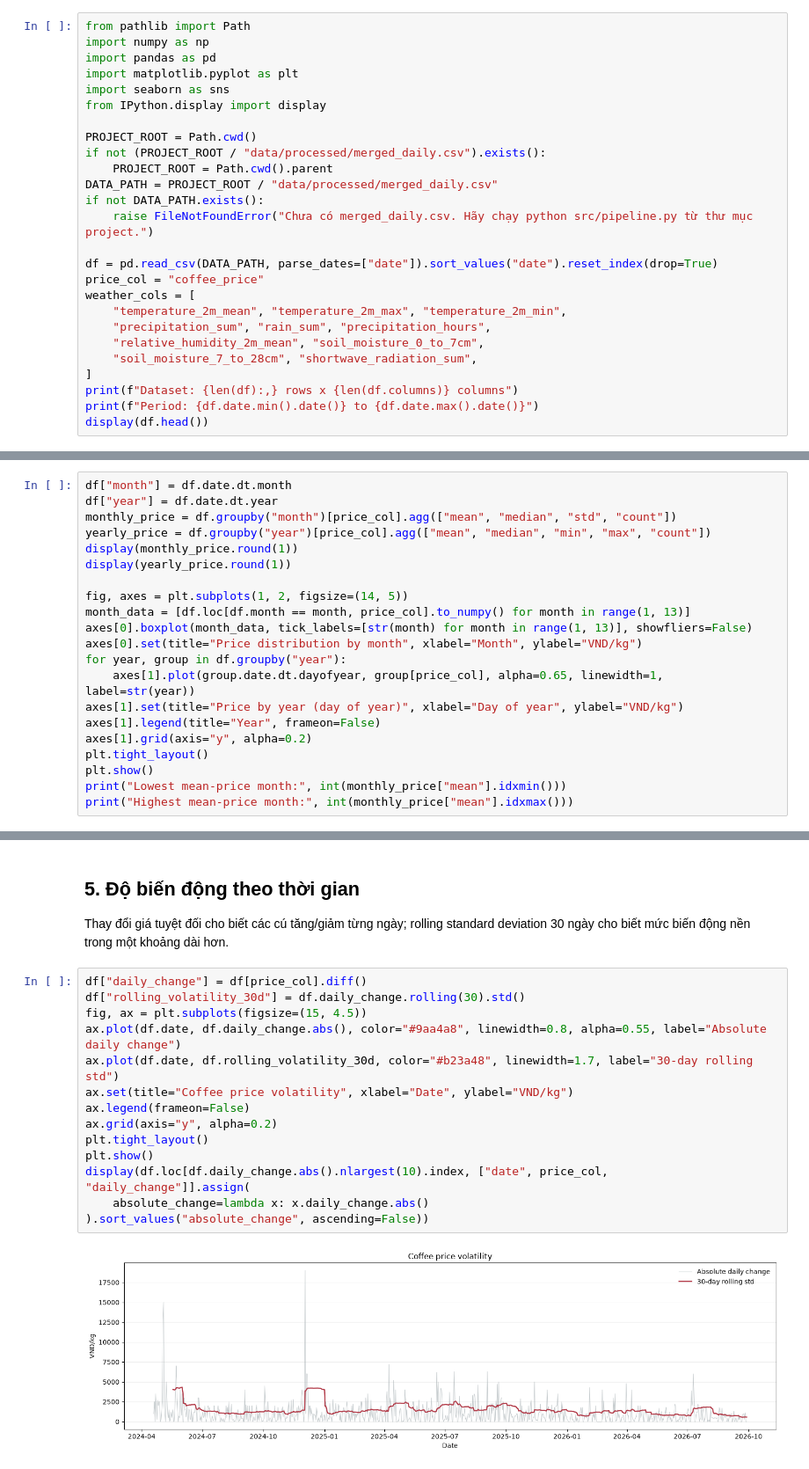
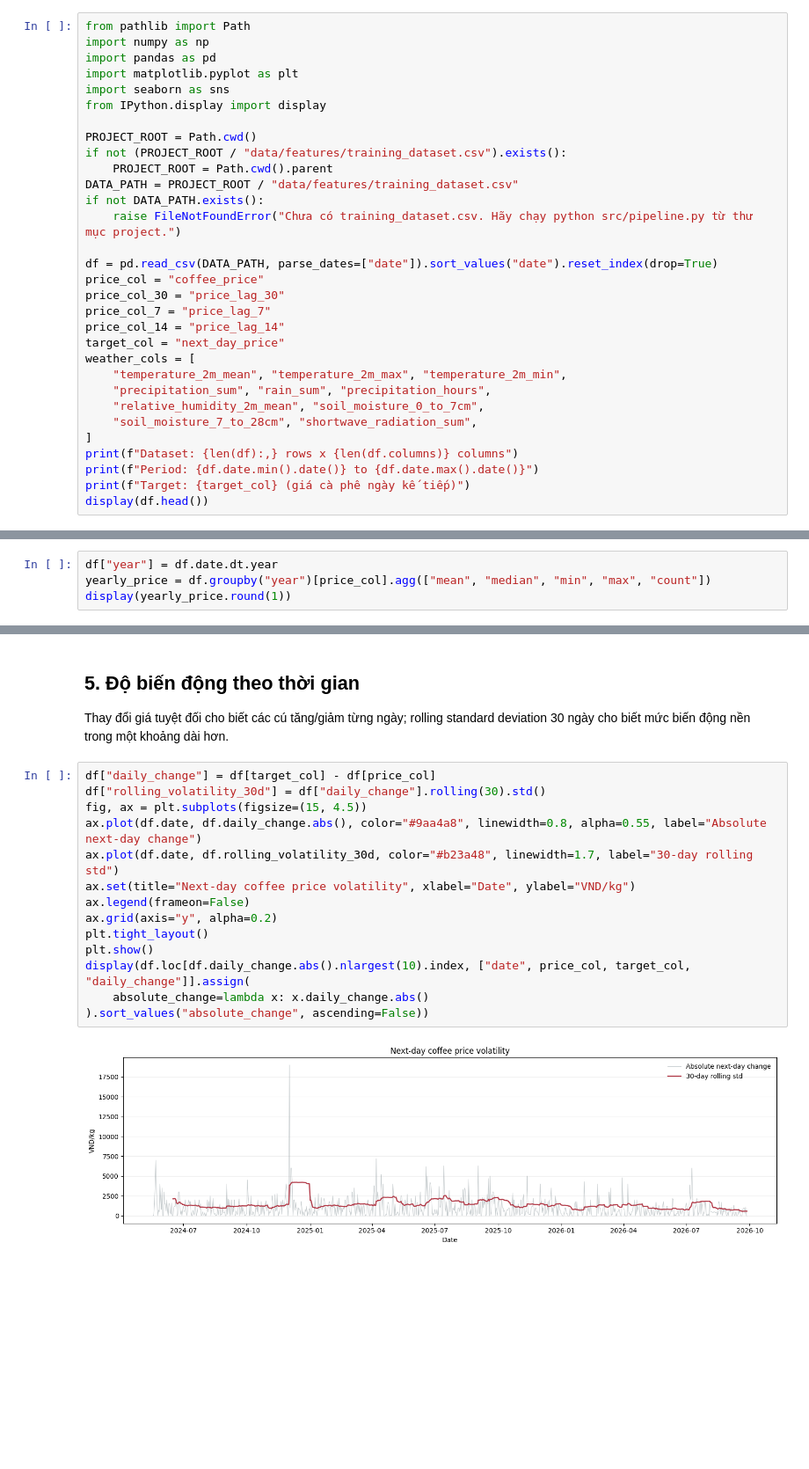
Before and after one commit to NguyenBaTam-tristan/Coffe-price-prediction-timeseries-forcasting, a Jupyter notebook: notebooks/02_eda.ipynb, the cells around one changed output, grey strips where cells are left out. Shown at 88% size. Cells and saved outputs as stored; diff of their text form; blank space fills up the shorter version.

Commit message:
Refactor model training and add LSTM
Co-authored-by: Copilot <223556219+Copilot@users.noreply.github.com>

```diff
--- a/notebooks/02_eda.ipynb
+++ b/notebooks/02_eda.ipynb
@@ -13,14 +13,18 @@ import seaborn as sns
 from IPython.display import display
 
 PROJECT_ROOT = Path.cwd()
-if not (PROJECT_ROOT / "data/processed/merged_daily.csv").exists():
+if not (PROJECT_ROOT / "data/features/training_dataset.csv").exists():
     PROJECT_ROOT = Path.cwd().parent
-DATA_PATH = PROJECT_ROOT / "data/processed/merged_daily.csv"
+DATA_PATH = PROJECT_ROOT / "data/features/training_dataset.csv"
 if not DATA_PATH.exists():
-    raise FileNotFoundError("Chưa có merged_daily.csv. Hãy chạy python src/pipeline.py từ thư mục project.")
+    raise FileNotFoundError("Chưa có training_dataset.csv. Hãy chạy python src/pipeline.py từ thư mục project.")
 
 df = pd.read_csv(DATA_PATH, parse_dates=["date"]).sort_values("date").reset_index(drop=True)
 price_col = "coffee_price"
+price_col_30 = "price_lag_30"
+price_col_7 = "price_lag_7"
+price_col_14 = "price_lag_14"
+target_col = "next_day_price"
 weather_cols = [
     "temperature_2m_mean", "temperature_2m_max", "temperature_2m_min",
     "precipitation_sum", "rain_sum", "precipitation_hours",
@@ -29,5 +33,6 @@ weather_cols = [
 ]
 print(f"Dataset: {len(df):,} rows x {len(df.columns)} columns")
 print(f"Period: {df.date.min().date()} to {df.date.max().date()}")
+print(f"Target: {target_col} (giá cà phê ngày kế tiếp)")
 display(df.head())
 # %% [output]
@@ -133,22 +138,5 @@ So sánh phân phối giữa các tháng để tìm dấu hiệu mùa vụ; bi
 # %%
-df["month"] = df.date.dt.month
 df["year"] = df.date.dt.year
-monthly_price = df.groupby("month")[price_col].agg(["mean", "median", "std", "count"])
 yearly_price = df.groupby("year")[price_col].agg(["mean", "median", "min", "max", "count"])
-display(monthly_price.round(1))
 display(yearly_price.round(1))
-
-fig, axes = plt.subplots(1, 2, figsize=(14, 5))
-month_data = [df.loc[df.month == month, price_col].to_numpy() for month in range(1, 13)]
-axes[0].boxplot(month_data, tick_labels=[str(month) for month in range(1, 13)], showfliers=False)
-axes[0].set(title="Price distribution by month", xlabel="Month", ylabel="VND/kg")
-for year, group in df.groupby("year"):
-    axes[1].plot(group.date.dt.dayofyear, group[price_col], alpha=0.65, linewidth=1, label=str(year))
-axes[1].set(title="Price by year (day of year)", xlabel="Day of year", ylabel="VND/kg")
-axes[1].legend(title="Year", frameon=False)
-axes[1].grid(axis="y", alpha=0.2)
-plt.tight_layout()
-plt.show()
-print("Lowest mean-price month:", int(monthly_price["mean"].idxmin()))
-print("Highest mean-price month:", int(monthly_price["mean"].idxmax()))
 # %% [output]
@@ -179,18 +165,18 @@ Highest mean-price month: 11
 
 Thay đổi giá tuyệt đối cho biết các cú tăng/giảm từng ngày; rolling standard deviation 30 ngày cho biết mức biến động nền trong một khoảng dài hơn.
 # %%
-df["daily_change"] = df[price_col].diff()
-df["rolling_volatility_30d"] = df.daily_change.rolling(30).std()
+df["daily_change"] = df[target_col] - df[price_col]
+df["rolling_volatility_30d"] = df["daily_change"].rolling(30).std()
 fig, ax = plt.subplots(figsize=(15, 4.5))
-ax.plot(df.date, df.daily_change.abs(), color="#9aa4a8", linewidth=0.8, alpha=0.55, label="Absolute daily change")
+ax.plot(df.date, df.daily_change.abs(), color="#9aa4a8", linewidth=0.8, alpha=0.55, label="Absolute next-day change")
 ax.plot(df.date, df.rolling_volatility_30d, color="#b23a48", linewidth=1.7, label="30-day rolling std")
-ax.set(title="Coffee price volatility", xlabel="Date", ylabel="VND/kg")
+ax.set(title="Next-day coffee price volatility", xlabel="Date", ylabel="VND/kg")
 ax.legend(frameon=False)
 ax.grid(axis="y", alpha=0.2)
 plt.tight_layout()
 plt.show()
-display(df.loc[df.daily_change.abs().nlargest(10).index, ["date", price_col, "daily_change"]].assign(
+display(df.loc[df.daily_change.abs().nlargest(10).index, ["date", price_col, target_col, "daily_change"]].assign(
     absolute_change=lambda x: x.daily_change.abs()
 ).sort_values("absolute_change", ascending=False))
 # %% [output]
-[figure, old version]
+[figure, new version]
```
Also changed, not shown: parts of 18 cells of this notebook, 21 other files.
